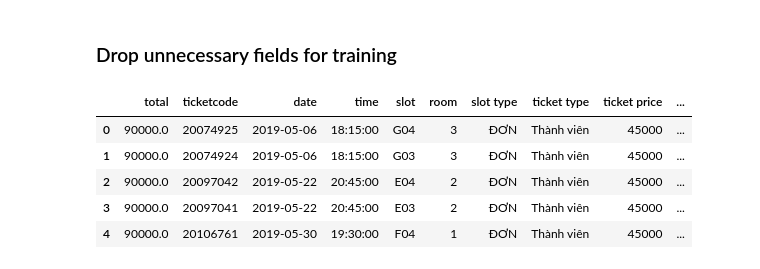
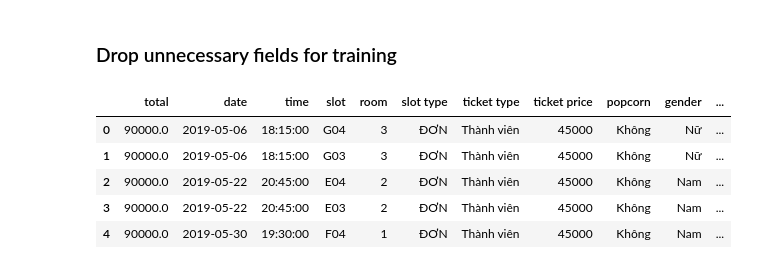
Before and after one commit to bobaonhan123/movie_gerne_prediction, a Jupyter notebook: src/generate_training_data.ipynb, the cells around one changed output. Saved outputs shown, nothing was run; the diff lists cells and outputs as text; code cells hidden in the pictures.

Commit message:
remove ticketcode

```diff
--- a/src/generate_training_data.ipynb
+++ b/src/generate_training_data.ipynb
@@ -17,12 +17,12 @@ cleaned_data.head()
 # %% [markdown]
 ### Drop unnecessary fields for training
 # %%
-new_data = cleaned_data.drop(columns=['orderid', 'cashier','customerid','DOB','Website','film','norm_film','saledate', 'matched_title'])
+new_data = cleaned_data.drop(columns=['orderid', 'cashier','customerid','DOB','Website','film','norm_film','saledate', 'matched_title','ticketcode'])
 new_data.head()
 # %% [output]
-|  | total | ticketcode | date | time | slot | room | slot type | ticket type | ticket price | ... |
-| 0 | 90000.0 | 20074925 | 2019-05-06 | 18:15:00 | G04 | 3 | ĐƠN | Thành viên | 45000 | ... |
-| 1 | 90000.0 | 20074924 | 2019-05-06 | 18:15:00 | G03 | 3 | ĐƠN | Thành viên | 45000 | ... |
-| 2 | 90000.0 | 20097042 | 2019-05-22 | 20:45:00 | E04 | 2 | ĐƠN | Thành viên | 45000 | ... |
-| 3 | 90000.0 | 20097041 | 2019-05-22 | 20:45:00 | E03 | 2 | ĐƠN | Thành viên | 45000 | ... |
-| 4 | 90000.0 | 20106761 | 2019-05-30 | 19:30:00 | F04 | 1 | ĐƠN | Thành viên | 45000 | ... |
+|  | total | date | time | slot | room | slot type | ticket type | ticket price | popcorn | gender | ... |
+| 0 | 90000.0 | 2019-05-06 | 18:15:00 | G04 | 3 | ĐƠN | Thành viên | 45000 | Không | Nữ | ... |
+| 1 | 90000.0 | 2019-05-06 | 18:15:00 | G03 | 3 | ĐƠN | Thành viên | 45000 | Không | Nữ | ... |
+| 2 | 90000.0 | 2019-05-22 | 20:45:00 | E04 | 2 | ĐƠN | Thành viên | 45000 | Không | Nam | ... |
+| 3 | 90000.0 | 2019-05-22 | 20:45:00 | E03 | 2 | ĐƠN | Thành viên | 45000 | Không | Nam | ... |
+| 4 | 90000.0 | 2019-05-30 | 19:30:00 | F04 | 1 | ĐƠN | Thành viên | 45000 | Không | Nam | ... |
```
Also changed, not shown: 5 other files.
